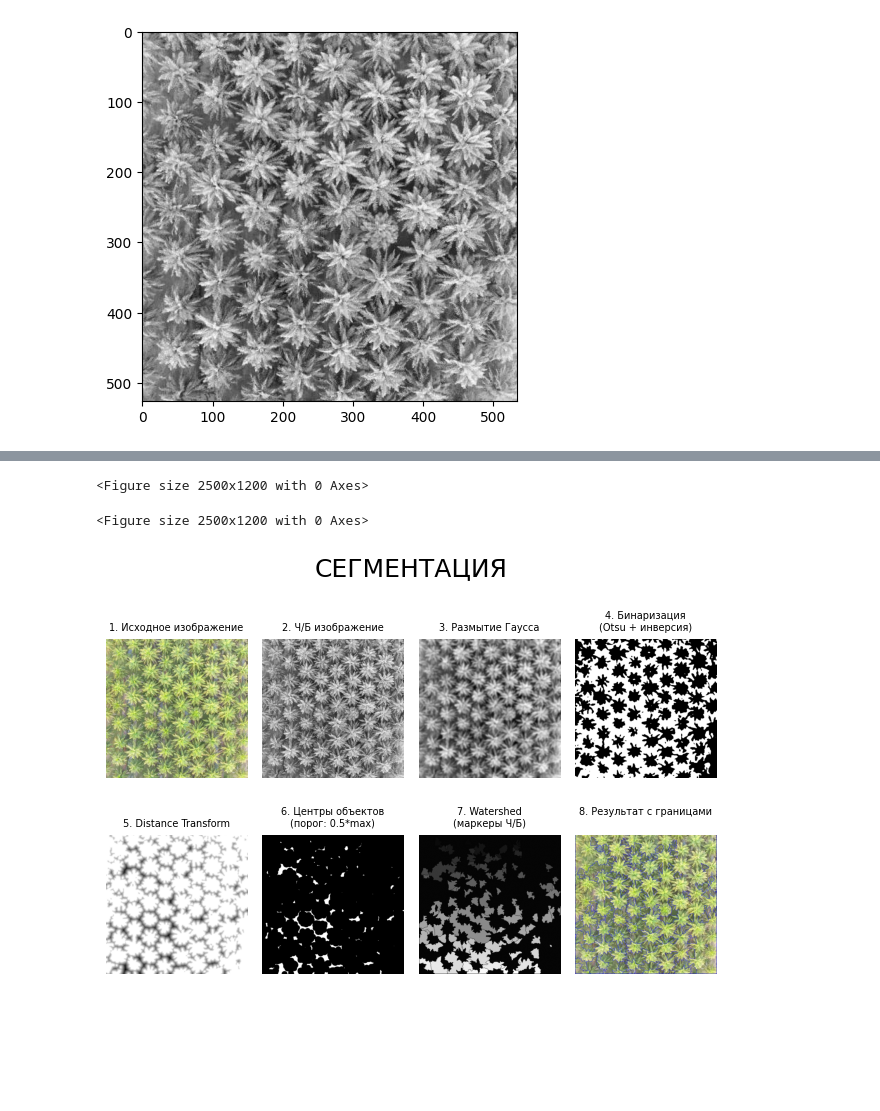
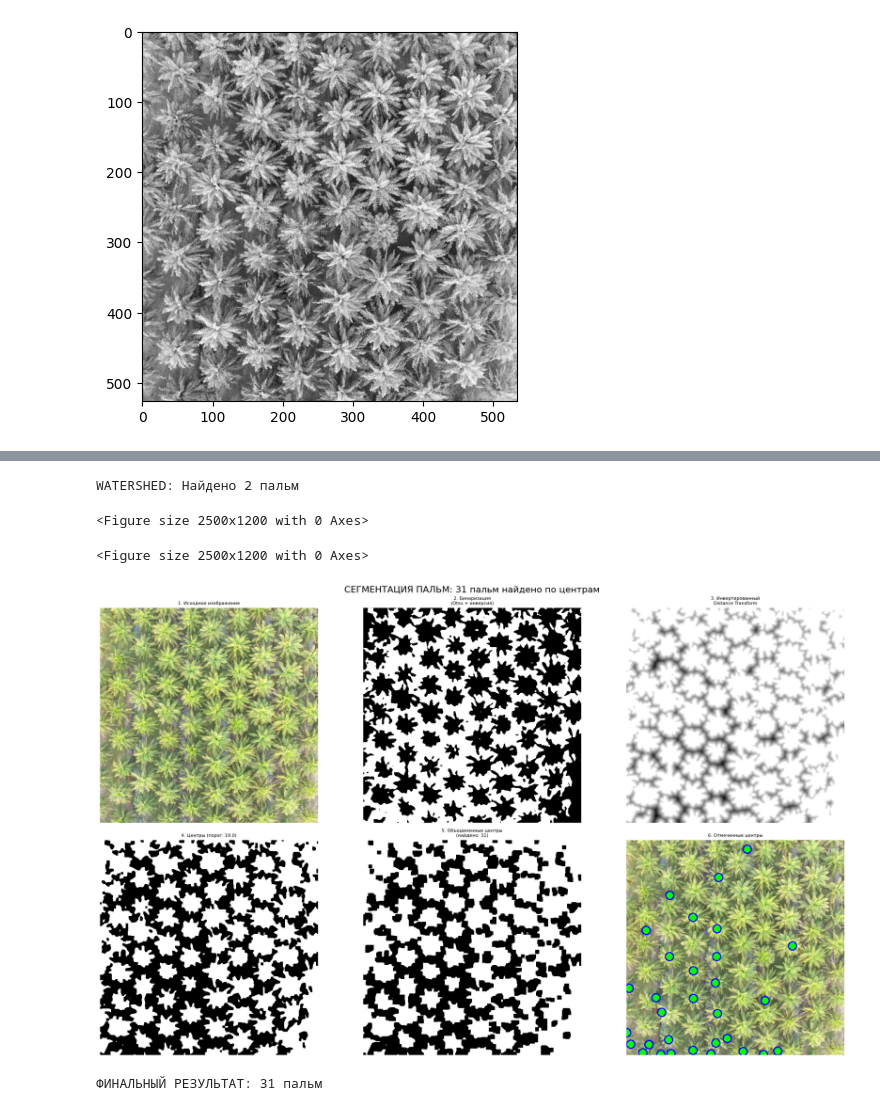
Before and after one commit to baifffboy/image_processing, a Jupyter notebook: 4/DE_IP_2024_Task_4.ipynb, the cells around one changed output, grey strips where cells are left out. Saved outputs shown, nothing was run; the diff lists cells and outputs as text; code cells hidden in the pictures; blank space fills up the shorter version.

```diff
--- a/4/DE_IP_2024_Task_4.ipynb
+++ b/4/DE_IP_2024_Task_4.ipynb
@@ -321,7 +321,10 @@ dist_display = cv2.normalize(dist_transform, None, 0, 1.0, cv2.NORM_MINMAX)
 # Инвертируем Distance Transform
 inverted_dist = np.max(dist_transform) - dist_transform
 # %%
-min_distance = 20
+center_threshold = 0.99 * np.max(inverted_dist)
+ret, centers_binary = cv2.threshold(inverted_dist, center_threshold, 255, cv2.THRESH_BINARY)
+centers_binary = centers_binary.astype(np.uint8)
 # %%
-local_maxima_mask = np.zeros_like(dist_transform, dtype=np.uint8)
+closing_kernel = np.ones((9,9), np.uint8)
+centers_closed = cv2.morphologyEx(centers_binary, cv2.MORPH_CLOSE, closing_kernel)
 # %%
@@ -337,4 +339,4 @@ ret, markers = cv2.connectedComponents(sure_fg)
 # %%
-# Добавляем 1 ко всем меткам, чтобы фон был не 0, а 1
-markers = markers + 1
+# Создаем изображение с отмеченными центрами
+centers_image = image_palms.copy()
 # %%
@@ -351,3 +376,7 @@ print(f"\nРЕЗУЛЬТАТ: Количество найденных дерев
+# %%
+print(f"WATERSHED: Найдено {num_palms_watershed} пальм")
+# %% [output]
+WATERSHED: Найдено 2 пальм
 # %%
 segmented_image = image_palms.copy()
 segmented_image[markers_watershed == -1] = [255, 0, 0]
@@ -357,48 +386,43 @@ plt.figure(figsize=(25, 12))
 <Figure size 2500x1200 with 0 Axes>
 <Figure size 2500x1200 with 0 Axes>
 # %%
-plt.subplot(2, 4, 1)
+plt.figure(figsize=(20, 12))
+
+plt.subplot(2, 3, 1)
 plt.imshow(cv2.cvtColor(image_palms, cv2.COLOR_BGR2RGB))
-plt.title("1. Исходное изображение", fontsize=7)
+plt.title("1. Исходное изображение", fontsize=8)
 plt.axis('off')
 
-plt.subplot(2, 4, 2)
-plt.imshow(image_palms_gray, cmap='gray')
-plt.title("2. Ч/Б изображение", fontsize=7)
+plt.subplot(2, 3, 2)
+plt.imshow(thresh, cmap='gray')
+plt.title("2. Бинаризация\n(Otsu + инверсия)", fontsize=8)
 plt.axis('off')
 
-plt.subplot(2, 4, 3)
-plt.imshow(image_palms_blurred, cmap='gray')
-plt.title("3. Размытие Гаусса", fontsize=7)
+plt.subplot(2, 3, 3)
+plt.imshow(inverted_dist, cmap='gray')
+plt.title("3. Инвертированный\nDistance Transform", fontsize=8)
 plt.axis('off')
 
-plt.subplot(2, 4, 4)
-plt.imshow(thresh, cmap='gray')
-plt.title("4. Бинаризация\n(Otsu + инверсия)", fontsize=7)
+plt.subplot(2, 3, 4)
+plt.imshow(centers_binary, cmap='gray')
+plt.title(f"4. Центры (порог: {center_threshold:.1f})", fontsize=8)
 plt.axis('off')
 
-plt.subplot(2, 4, 5)
-plt.imshow(inverted_dist, cmap='gray')
-plt.title("5. Distance Transform", fontsize=7)
+plt.subplot(2, 3, 5)
+plt.imshow(centers_closed, cmap='gray')
+plt.title(f"5. Объединенные центры\n(найдено: {num_palms_centers})", fontsize=8)
 plt.axis('off')
 
-plt.subplot(2, 4, 6)
-plt.imshow(sure_fg, cmap='gray')
-plt.title("6. Центры объектов\n(порог: 0.5*max)", fontsize=7)
+plt.subplot(2, 3, 6)
+plt.imshow(cv2.cvtColor(centers_image, cv2.COLOR_BGR2RGB))
+plt.title("6. Отмеченные центры", fontsize=8)
 plt.axis('off')
 
-plt.subplot(2, 4, 7)
-plt.imshow(markers_watershed, cmap='gray')
-plt.title("7. Watershed\n(маркеры Ч/Б)", fontsize=7)
-plt.axis('off')
-
-plt.subplot(2, 4, 8)
-plt.imshow(cv2.cvtColor(segmented_image, cv2.COLOR_BGR2RGB))
-plt.title(f'8. Результат с границами\n', fontsize=7)
-plt.axis('off')
-
-plt.suptitle("СЕГМЕНТАЦИЯ", fontsize=18)
+plt.suptitle(f"СЕГМЕНТАЦИЯ ПАЛЬМ: {num_palms_centers} пальм найдено по центрам", fontsize=16)
 plt.tight_layout()
 plt.show()
+
+print(f"\nФИНАЛЬНЫЙ РЕЗУЛЬТАТ: {num_palms_centers} пальм")
 # %% [output]
-[figure, old version]
+[figure, new version]
+ФИНАЛЬНЫЙ РЕЗУЛЬТАТ: 31 пальм
```
Also changed, not shown: parts of 10 cells of this notebook.
